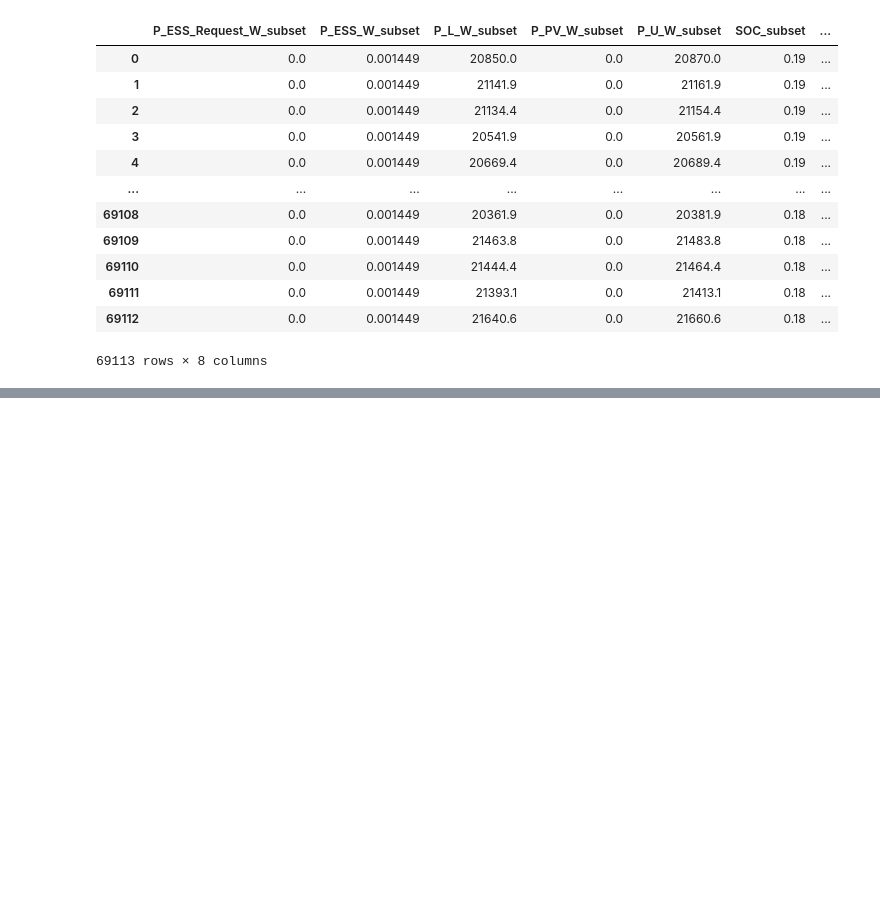
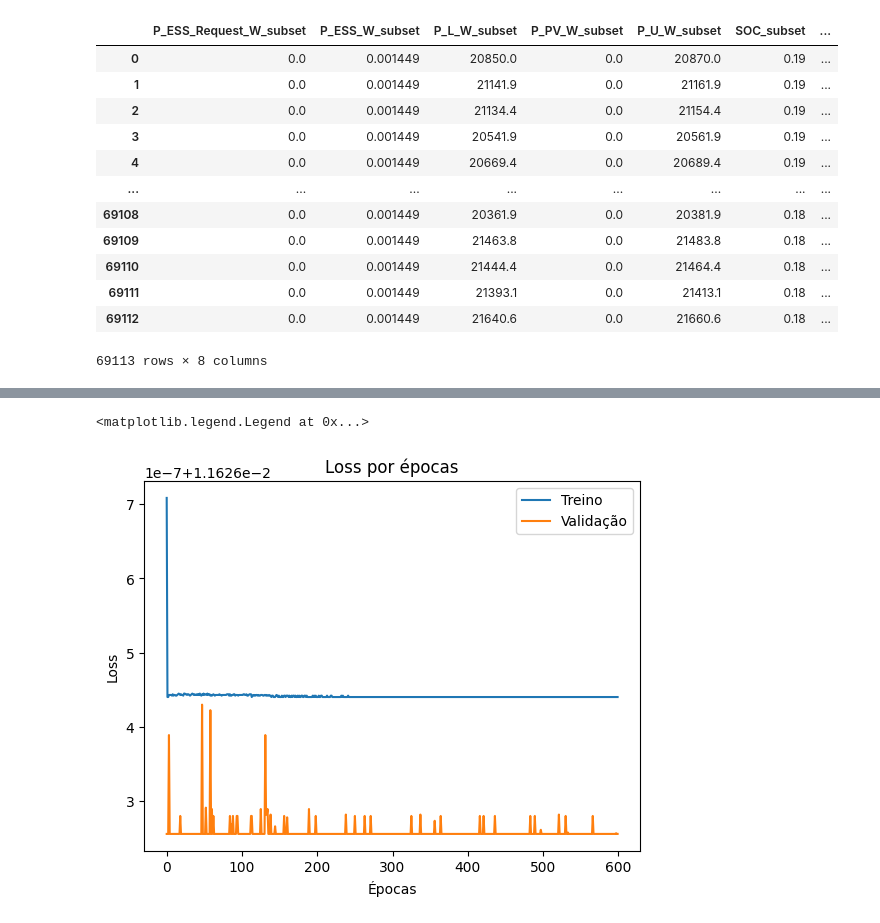
Before and after one commit to MatheusAcacioR/ts9-2019, a Jupyter notebook: arquivos/main.ipynb, the cells around one changed output, grey strips where cells are left out. Drawn from its saved outputs; the diff is of its cells as text; code cells hidden in the pictures; blank space fills up the shorter version.

```diff
--- a/arquivos/main.ipynb
+++ b/arquivos/main.ipynb
@@ -172,0 +199,7 @@ print(classifier.metrics)
+# %%
+enc = OneHotEncoder(handle_unknown='ignore')
+enc.fit(Y_train_2.reshape(-1,1))
+Y_train_2 =  enc.transform(Y_train_2.reshape(-1,1)).toarray()
+
+enc.fit(Y_test_2.reshape(-1,1))
+Y_test_2 =  enc.transform(Y_test_2.reshape(-1,1)).toarray()
@@ -172,0 +210,15 @@ print(classifier.metrics)
+# %%
+# Inicialização
+classifier_2 = tf.keras.models.Sequential()
+
+# Adicionando a camada de entrada e a primeira camada escondida
+classifier_2.add( tf.keras.layers.Dense(input_dim = 2, units = 2, kernel_initializer = 'uniform'))
+classifier_2.add( tf.keras.layers.Dense(units = 10, kernel_initializer = 'uniform'))
+classifier_2.add( tf.keras.layers.Dense( activation = 'sigmoid', units = 5, kernel_initializer = 'uniform'))
+
+# Adicionando a camada de saída
+classifier_2.add( tf.keras.layers.Dense(units = 1, kernel_initializer = 'uniform'))
+# %%
+classifier_2.compile(optimizer = 'adam', loss = 'mse', metrics = ['mse'])
+# %%
+hist_2 = classifier_2.fit(X_train_2, Y_train_2, epochs = 600, validation_split = 0.2)
@@ -172,0 +247,10 @@ print(classifier.metrics)
+# %%
+plt.plot(hist_2.history['mse'])
+plt.plot(hist_2.history['val_mse'])
+plt.title('Loss por épocas')
+plt.xlabel('Épocas')
+plt.ylabel('Loss')
+plt.legend(['Treino', 'Validação'])
+# %% [output]
+<matplotlib.legend.Legend at 0x...>
+[figure, added]
```
Also changed, not shown: parts of 17 cells of this notebook, 2 other files.
